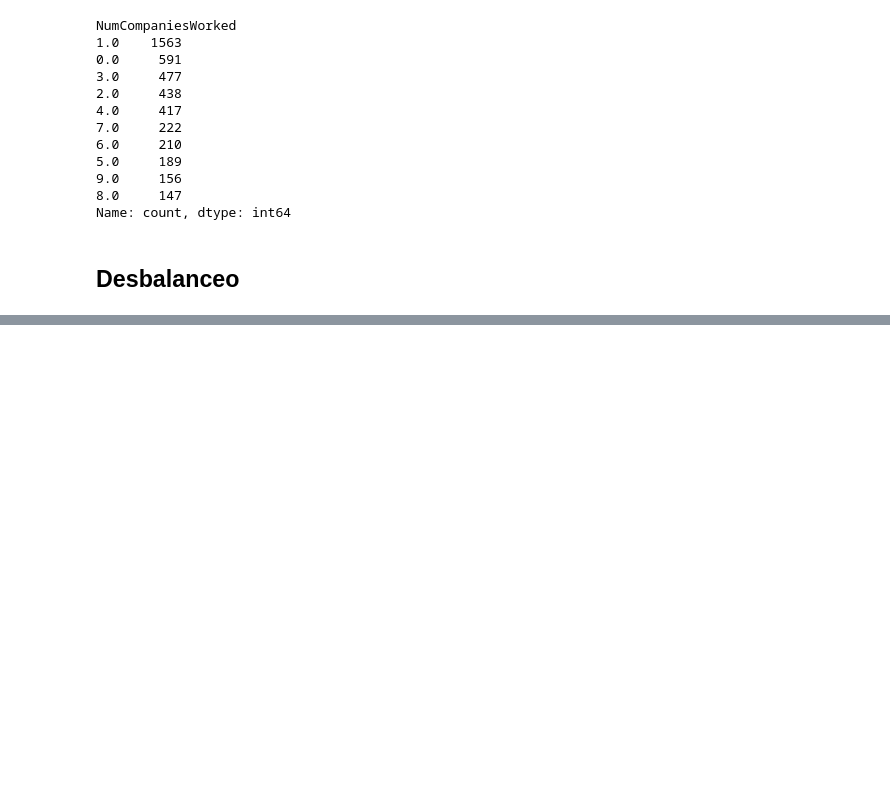
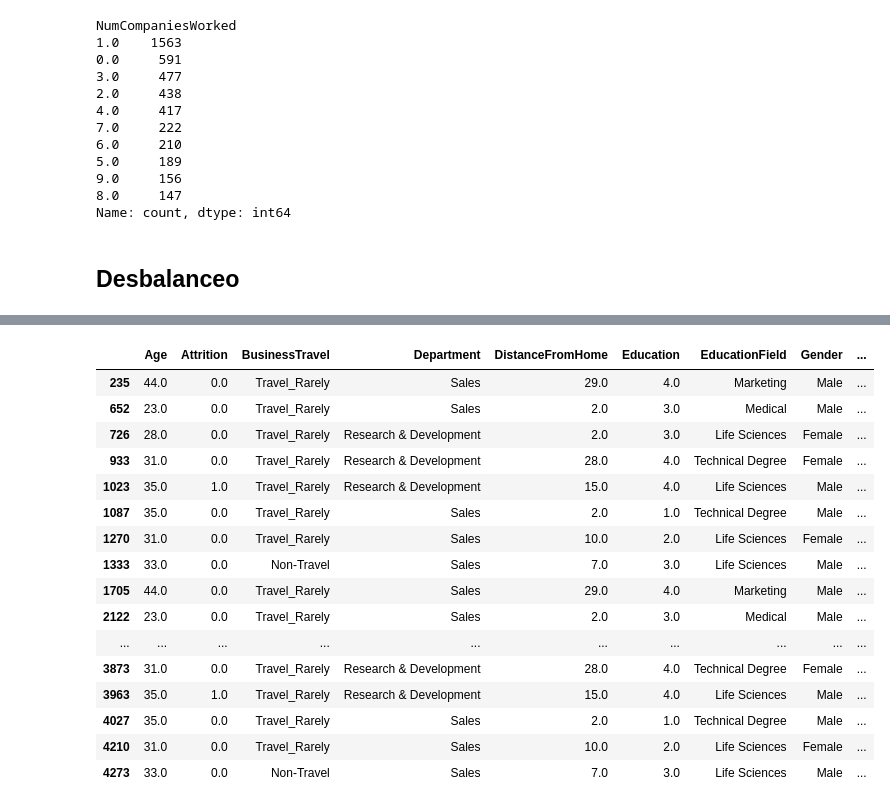
Before and after one commit to ngcarvajall/Proyecto8---Predicci-n-de-Retenci-n-de-Empleados, a Jupyter notebook: Modelos/EDA.ipynb, the cells around one changed output, grey strips where cells are left out. Cells and saved outputs as stored; diff of their text form; code cells hidden in the pictures; blank space fills up the shorter version.

```diff
--- a/Modelos/EDA.ipynb
+++ b/Modelos/EDA.ipynb
@@ -567,0 +711,22 @@ Name: proportion, dtype: float64
+# %%
+filtered_df = df_full[(df_full[columnas_lof] == -1).all(axis=1)]
+# %%
+filtered_df
+# %% [output]
+|  | Age | Attrition | BusinessTravel | Department | DistanceFromHome | Education | EducationField | Gender | ... |
+| 235 | 44.0 | 0.0 | Travel_Rarely | Sales | 29.0 | 4.0 | Marketing | Male | ... |
+| 652 | 23.0 | 0.0 | Travel_Rarely | Sales | 2.0 | 3.0 | Medical | Male | ... |
+| 726 | 28.0 | 0.0 | Travel_Rarely | Research & Development | 2.0 | 3.0 | Life Sciences | Female | ... |
+| 933 | 31.0 | 0.0 | Travel_Rarely | Research & Development | 28.0 | 4.0 | Technical Degree | Female | ... |
+| 1023 | 35.0 | 1.0 | Travel_Rarely | Research & Development | 15.0 | 4.0 | Life Sciences | Male | ... |
+| 1087 | 35.0 | 0.0 | Travel_Rarely | Sales | 2.0 | 1.0 | Technical Degree | Male | ... |
+| 1270 | 31.0 | 0.0 | Travel_Rarely | Sales | 10.0 | 2.0 | Life Sciences | Female | ... |
+| 1333 | 33.0 | 0.0 | Non-Travel | Sales | 7.0 | 3.0 | Life Sciences | Male | ... |
+| 1705 | 44.0 | 0.0 | Travel_Rarely | Sales | 29.0 | 4.0 | Marketing | Male | ... |
+| 2122 | 23.0 | 0.0 | Travel_Rarely | Sales | 2.0 | 3.0 | Medical | Male | ... |
+| ... | ... | ... | ... | ... | ... | ... | ... | ... | ... |
+| 3873 | 31.0 | 0.0 | Travel_Rarely | Research & Development | 28.0 | 4.0 | Technical Degree | Female | ... |
+| 3963 | 35.0 | 1.0 | Travel_Rarely | Research & Development | 15.0 | 4.0 | Life Sciences | Male | ... |
+| 4027 | 35.0 | 0.0 | Travel_Rarely | Sales | 2.0 | 1.0 | Technical Degree | Male | ... |
+| 4210 | 31.0 | 0.0 | Travel_Rarely | Sales | 10.0 | 2.0 | Life Sciences | Female | ... |
+| 4273 | 33.0 | 0.0 | Non-Travel | Sales | 7.0 | 3.0 | Life Sciences | Male | ... |
```
Also changed, not shown: parts of 27 cells of this notebook, 1 other file.
